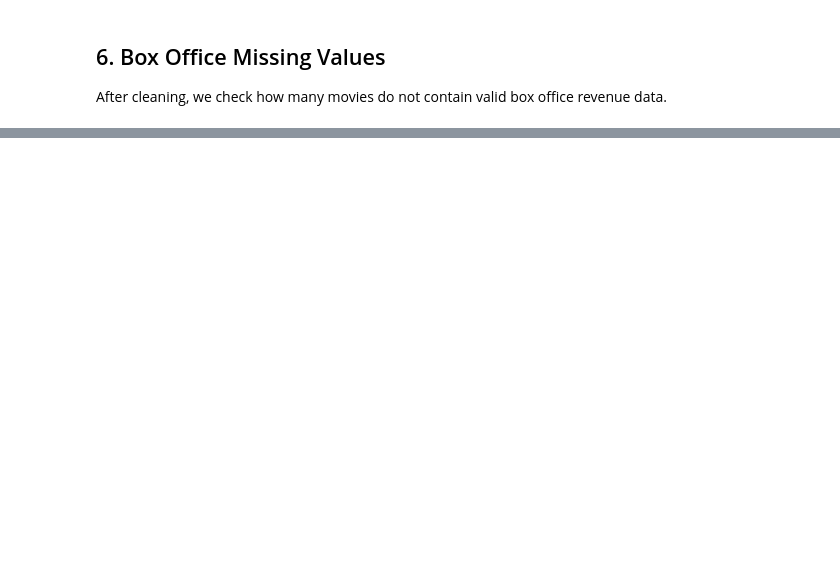
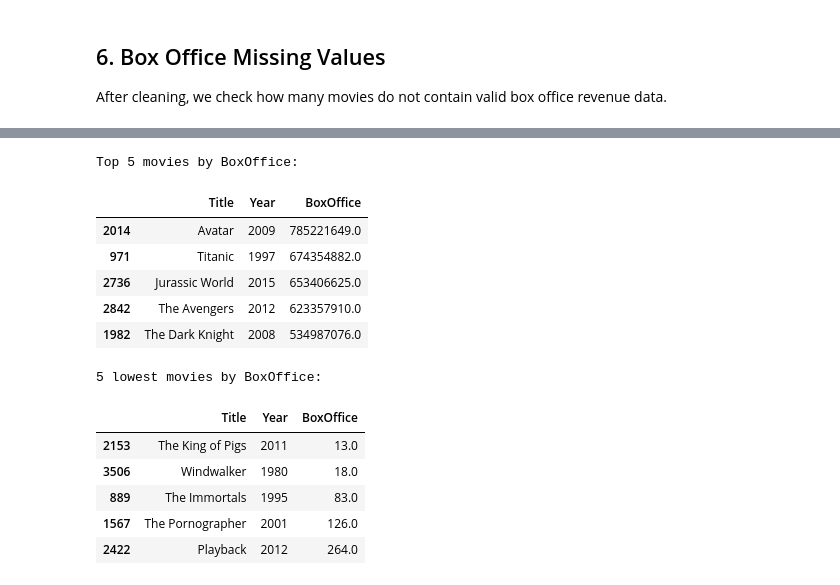
Before and after one commit to CU-S25-MSDSSB-DSCI-01-DataScienceLab/Movie-Project, a Jupyter notebook: jupyter notebooks/1_data_collection.ipynb, the cells around one changed output, grey strips where cells are left out. Drawn from its saved outputs; the diff is of its cells as text; code cells hidden in the pictures; blank space fills up the shorter version.

```diff
--- a/jupyter notebooks/1_data_collection.ipynb
+++ b/jupyter notebooks/1_data_collection.ipynb
@@ -293,0 +366,21 @@ print(f"{len(fallback)} titles to scrape are saved to {fallback_path}")
+# %%
+print("Top 5 movies by BoxOffice:")
+display(df.nlargest(5, "BoxOffice")[["Title","Year","BoxOffice"]])
+
+print("\n5 lowest movies by BoxOffice:")
+display(df.nsmallest(5, "BoxOffice")[["Title","Year","BoxOffice"]])
+# %% [output]
+Top 5 movies by BoxOffice:
+|  | Title | Year | BoxOffice |
+| 2014 | Avatar | 2009 | 785221649.0 |
+| 971 | Titanic | 1997 | 674354882.0 |
+| 2736 | Jurassic World | 2015 | 653406625.0 |
+| 2842 | The Avengers | 2012 | 623357910.0 |
+| 1982 | The Dark Knight | 2008 | 534987076.0 |
+5 lowest movies by BoxOffice:
+|  | Title | Year | BoxOffice |
+| 2153 | The King of Pigs | 2011 | 13.0 |
+| 3506 | Windwalker | 1980 | 18.0 |
+| 889 | The Immortals | 1995 | 83.0 |
+| 1567 | The Pornographer | 2001 | 126.0 |
+| 2422 | Playback | 2012 | 264.0 |
```
Also changed, not shown: parts of 39 cells of this notebook, 8 other files.
